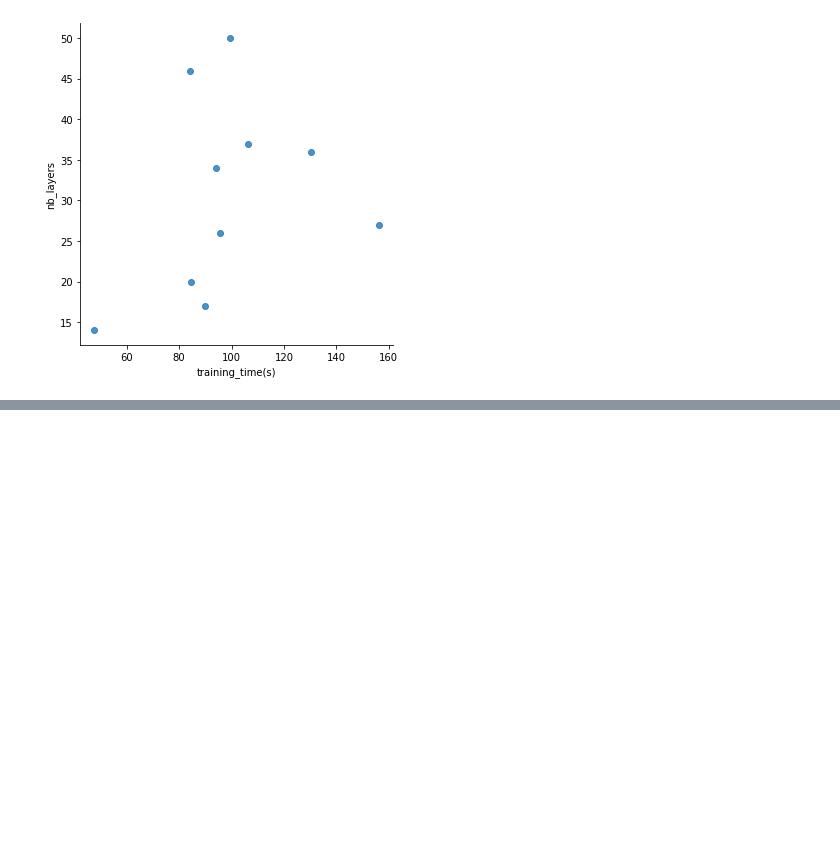
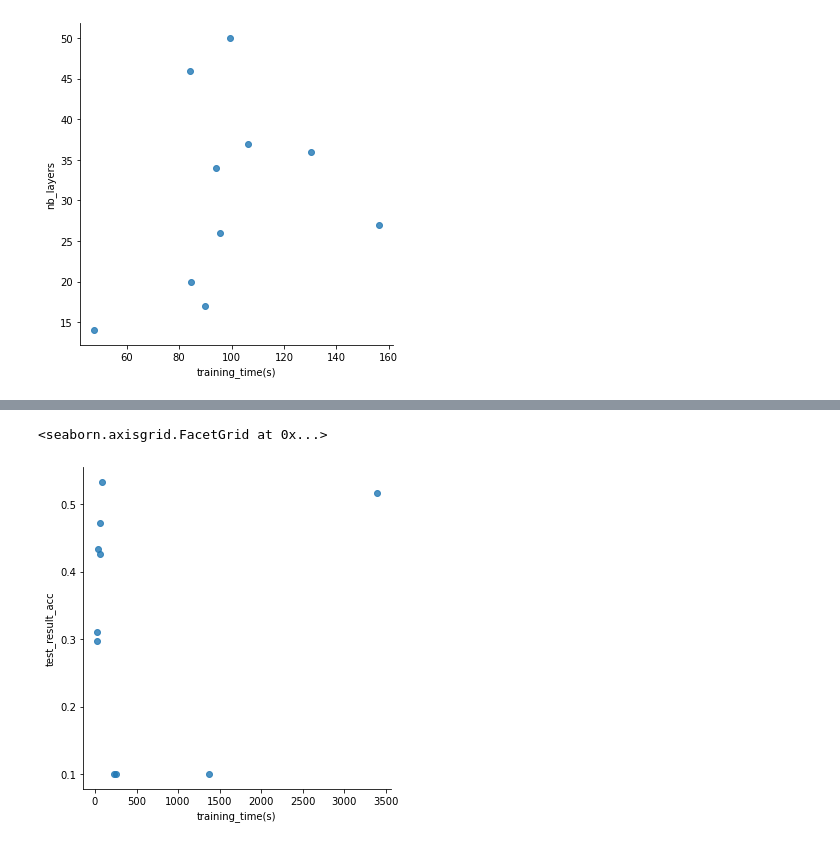
Before and after one commit to AntoineGr1/Memoire_code, a Jupyter notebook: Analyse_resnet_gen_result.ipynb, the cells around one changed output, grey strips where cells are left out. Saved outputs shown, nothing was run; the diff lists cells and outputs as text; code cells hidden in the pictures; blank space fills up the shorter version.

```diff
--- a/Analyse_resnet_gen_result.ipynb
+++ b/Analyse_resnet_gen_result.ipynb
@@ -147,0 +167,10 @@ sns.lmplot(
+# %%
+sns.lmplot(
+    x='training_time(s)',
+    y='test_result_acc',
+    data=test3,
+    fit_reg=False
+)
+# %% [output]
+<seaborn.axisgrid.FacetGrid at 0x...>
+[figure, added]
```
Also changed, not shown: parts of 9 cells of this notebook, 33 other files.
